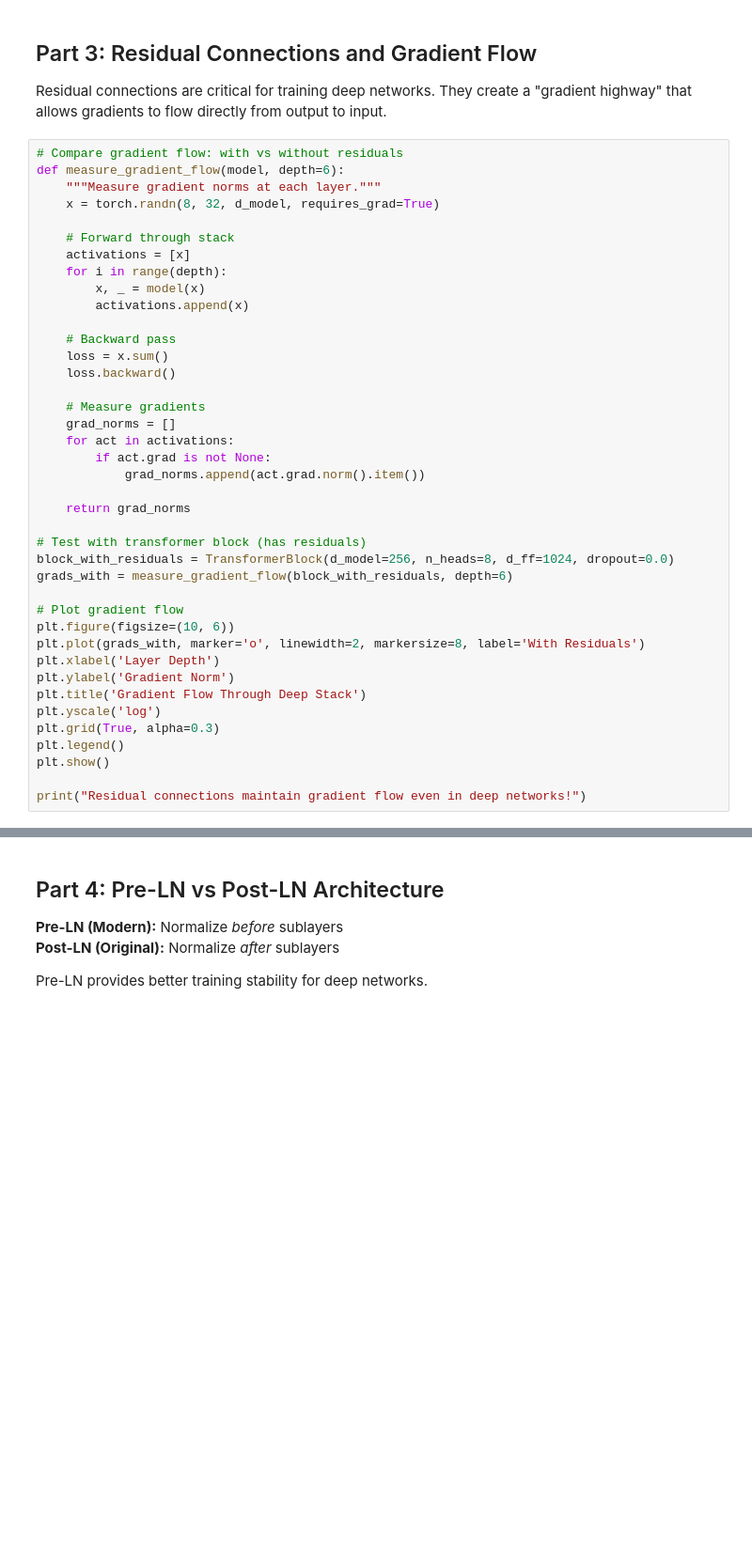
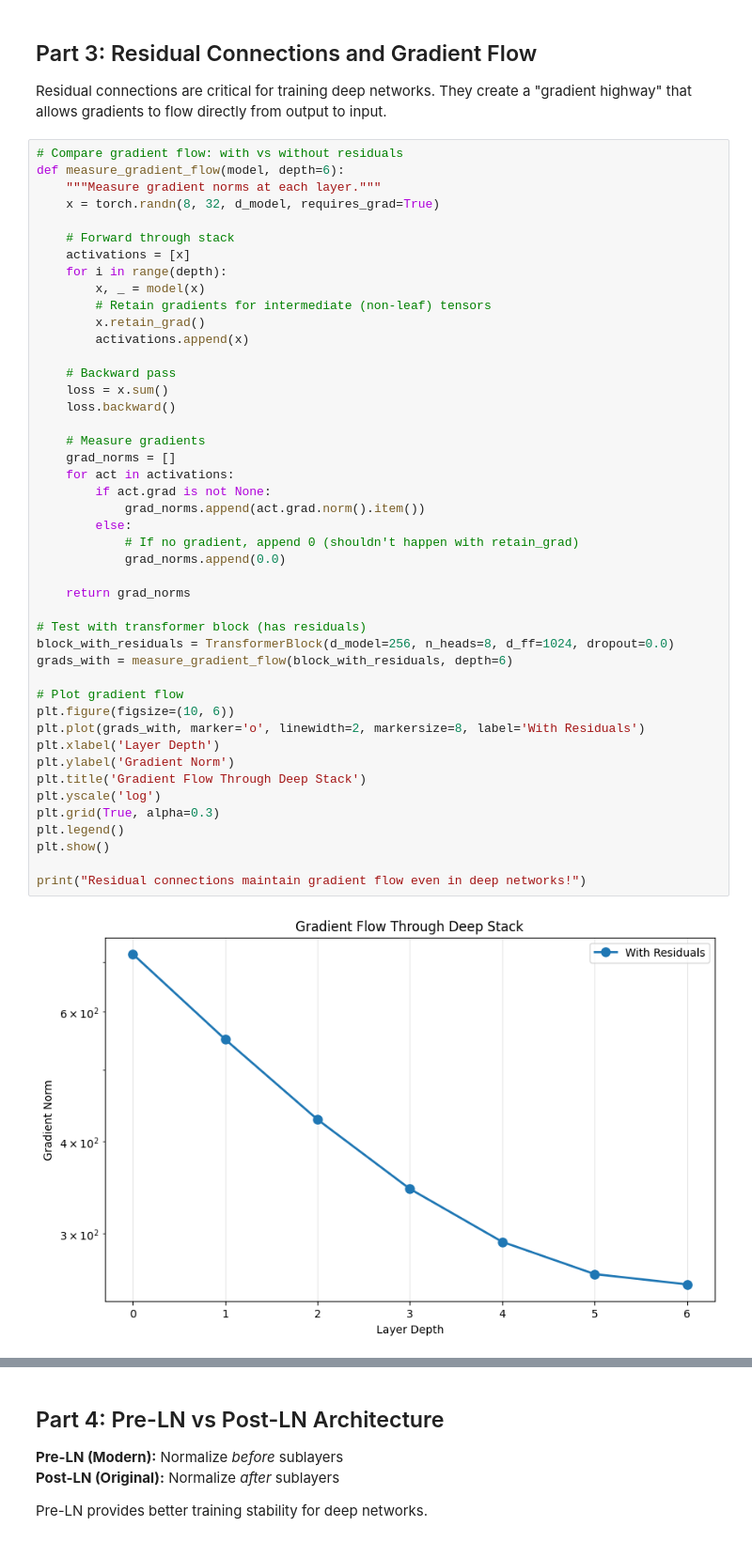
Before and after one commit to shiong-tan/tiny-transformer-build, a Jupyter notebook: docs/modules/03_transformer_block/notebook.ipynb, the cells around one changed output, grey strips where cells are left out. Shown at 94% size. Saved outputs shown, nothing was run; the diff lists cells and outputs as text; blank space fills up the shorter version.

```diff
--- a/docs/modules/03_transformer_block/notebook.ipynb
+++ b/docs/modules/03_transformer_block/notebook.ipynb
@@ -151,33 +172,40 @@ def measure_gradient_flow(model, depth=6):
     activations = [x]
     for i in range(depth):
         x, _ = model(x)
+        # Retain gradients for intermediate (non-leaf) tensors
+        x.retain_grad()
         activations.append(x)
 
     # Backward pass
     loss = x.sum()
     loss.backward()
 
     # Measure gradients
     grad_norms = []
     for act in activations:
         if act.grad is not None:
             grad_norms.append(act.grad.norm().item())
+        else:
+            # If no gradient, append 0 (shouldn't happen with retain_grad)
+            grad_norms.append(0.0)
 
     return grad_norms
 
 # Test with transformer block (has residuals)
 block_with_residuals = TransformerBlock(d_model=256, n_heads=8, d_ff=1024, dropout=0.0)
 grads_with = measure_gradient_flow(block_with_residuals, depth=6)
 
 # Plot gradient flow
 plt.figure(figsize=(10, 6))
 plt.plot(grads_with, marker='o', linewidth=2, markersize=8, label='With Residuals')
 plt.xlabel('Layer Depth')
 plt.ylabel('Gradient Norm')
 plt.title('Gradient Flow Through Deep Stack')
 plt.yscale('log')
 plt.grid(True, alpha=0.3)
 plt.legend()
 plt.show()
 
 print("Residual connections maintain gradient flow even in deep networks!")
+# %% [output]
+[figure, added]
```
Also changed, not shown: parts of 11 cells of this notebook, 7 other files.
